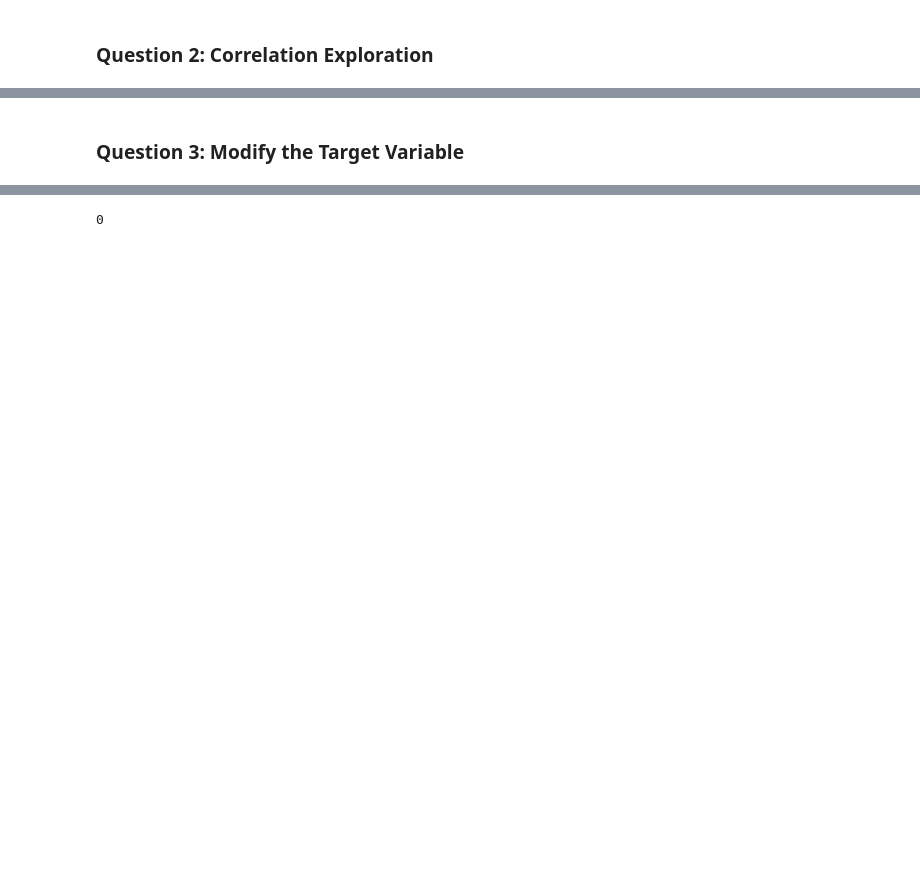
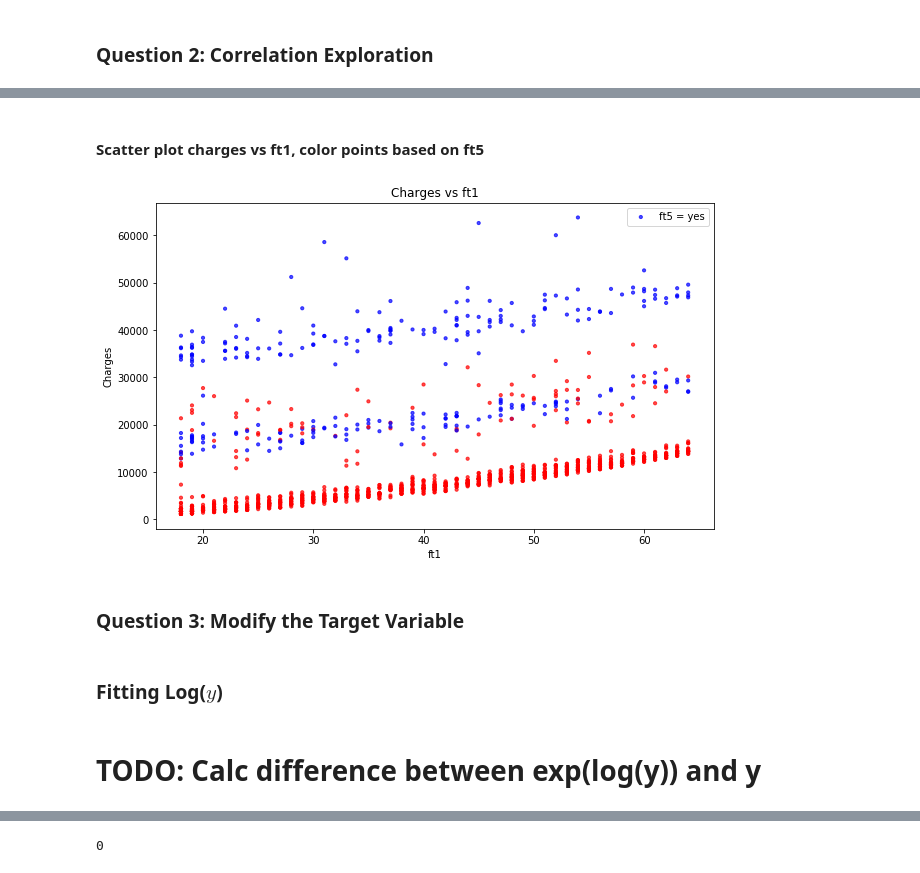
Before and after one commit to 219Winter2019adjz/Project4, a Jupyter notebook: Dataset3.ipynb, the cells around one changed output, grey strips where cells are left out. Cells and saved outputs as stored; diff of their text form; code cells hidden in the pictures; blank space fills up the shorter version.

Commit message:
Added Q2 and Q3 Dataset 3; TODO difference in logs

```diff
--- a/Dataset3.ipynb
+++ b/Dataset3.ipynb
@@ -385,2 +458,20 @@ plt.legend(['Training set', 'Testing set'])
+# %% [markdown]
+#### Scatter plot charges vs ft1, color points based on ft5
+# %%
+ft5_color = np.empty((len(X_)), dtype = str)
+for i in range((len(X_))):
+    if ft5_one_dim[i] == 0:
+        ft5_color[i] = "r"
+    if ft5_one_dim[i] == 1:
+        ft5_color[i] = "b"
+
+plt.scatter(X_[:,0], y_, c=ft5_color, s=10, alpha=0.7)
+plt.title('Charges vs ft1')
+plt.xlabel('ft1')
+plt.ylabel('Charges')
+plt.legend(['ft5 = yes', 'ft5 = no'])
+plt.show()
+# %% [output]
+[figure, added]
 # %% [markdown]
 ### Question 3: Modify the Target Variable
@@ -388,0 +478,2 @@ plt.legend(['Training set', 'Testing set'])
+# %% [markdown]
+### Fitting Log($y$)
@@ -388,0 +498,2 @@ plt.legend(['Training set', 'Testing set'])
+# %% [markdown]
+# TODO: Calc difference between exp(log(y)) and y
```
Also changed, not shown: parts of 23 cells of this notebook.
